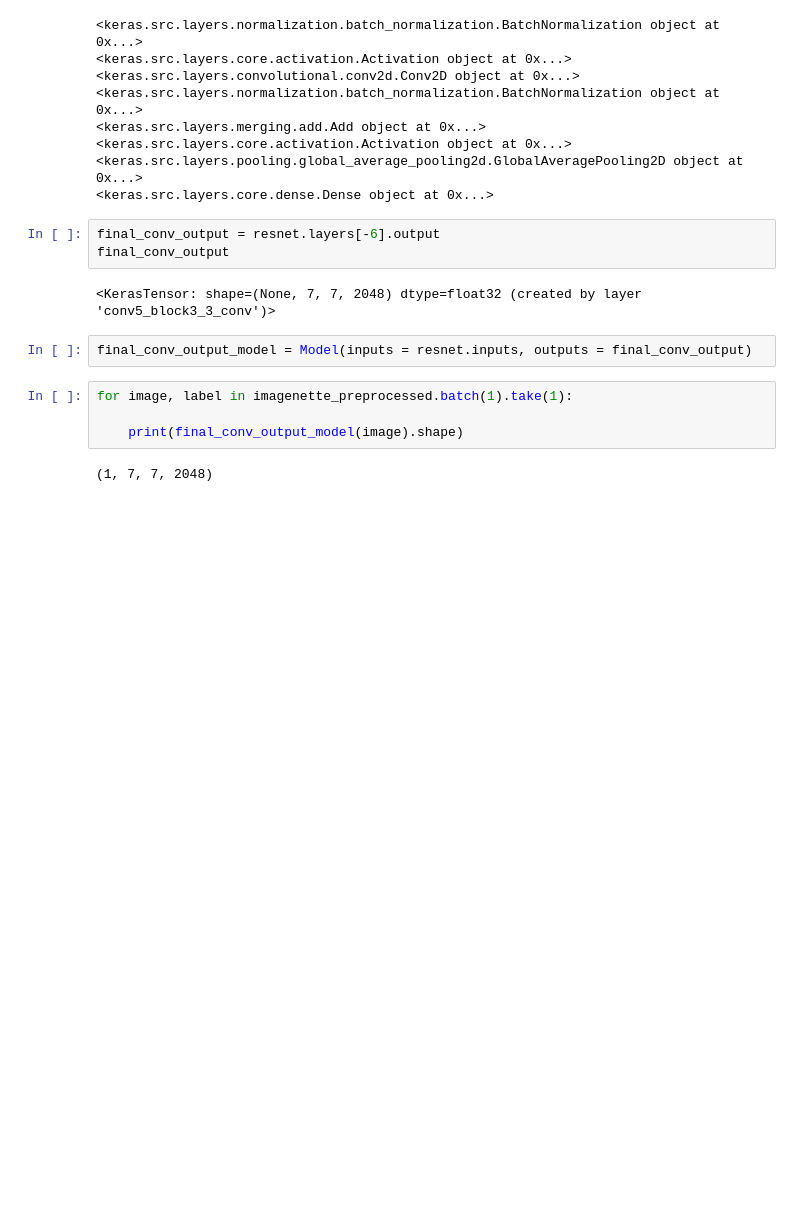
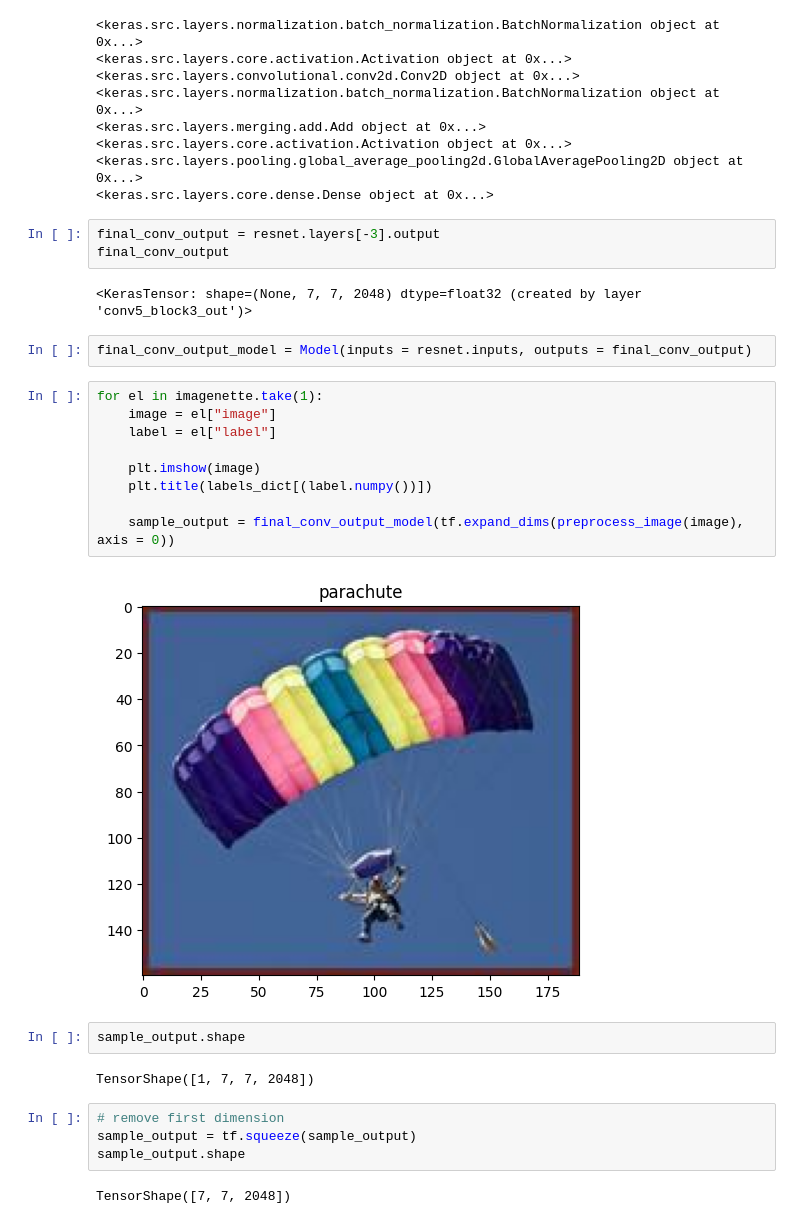
Before and after one commit to dtuleva/DL_23_Lectures_and_Quests, a Jupyter notebook: quest_02_The_Model_Path.ipynb, the cells around one changed output. Saved outputs shown, nothing was run; the diff lists cells and outputs as text; blank space fills up the shorter version.

```diff
--- a/quest_02_The_Model_Path.ipynb
+++ b/quest_02_The_Model_Path.ipynb
@@ -284,15 +337,30 @@ for layer in resnet.layers[-8:]:
 <keras.src.layers.pooling.global_average_pooling2d.GlobalAveragePooling2D object at 0x...>
 <keras.src.layers.core.dense.Dense object at 0x...>
 # %%
-final_conv_output = resnet.layers[-6].output
+final_conv_output = resnet.layers[-3].output
 final_conv_output
 # %% [output]
-<KerasTensor: shape=(None, 7, 7, 2048) dtype=float32 (created by layer 'conv5_block3_3_conv')>
+<KerasTensor: shape=(None, 7, 7, 2048) dtype=float32 (created by layer 'conv5_block3_out')>
 # %%
 final_conv_output_model = Model(inputs = resnet.inputs, outputs = final_conv_output)
-# %%
-for image, label in imagenette_preprocessed.batch(1).take(1):
-
-    print(final_conv_output_model(image).shape)
-# %% [output]
-(1, 7, 7, 2048)
+# %%
+for el in imagenette.take(1):
+    image = el["image"]
+    label = el["label"]
+
+    plt.imshow(image)
+    plt.title(labels_dict[(label.numpy())])
+
+    sample_output = final_conv_output_model(tf.expand_dims(preprocess_image(image), axis = 0))
+# %% [output]
+[figure, added]
+# %%
+sample_output.shape
+# %% [output]
+TensorShape([1, 7, 7, 2048])
+# %%
+# remove first dimension
+sample_output = tf.squeeze(sample_output)
+sample_output.shape
+# %% [output]
+TensorShape([7, 7, 2048])
```
Also changed, not shown: parts of 20 cells of this notebook.
